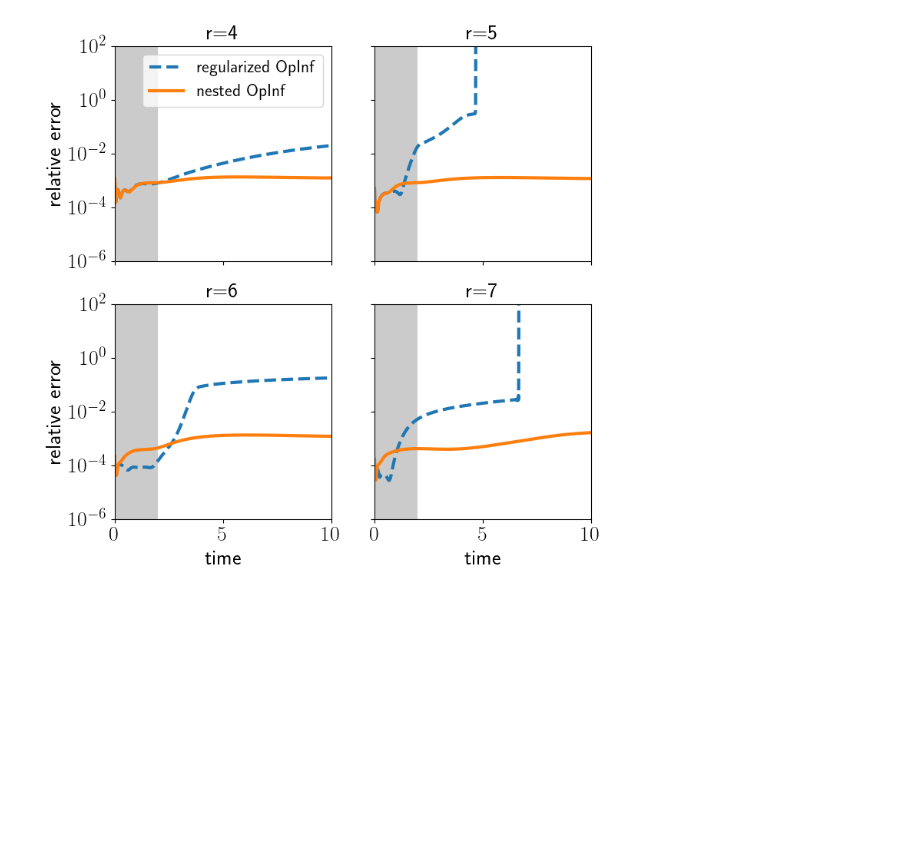
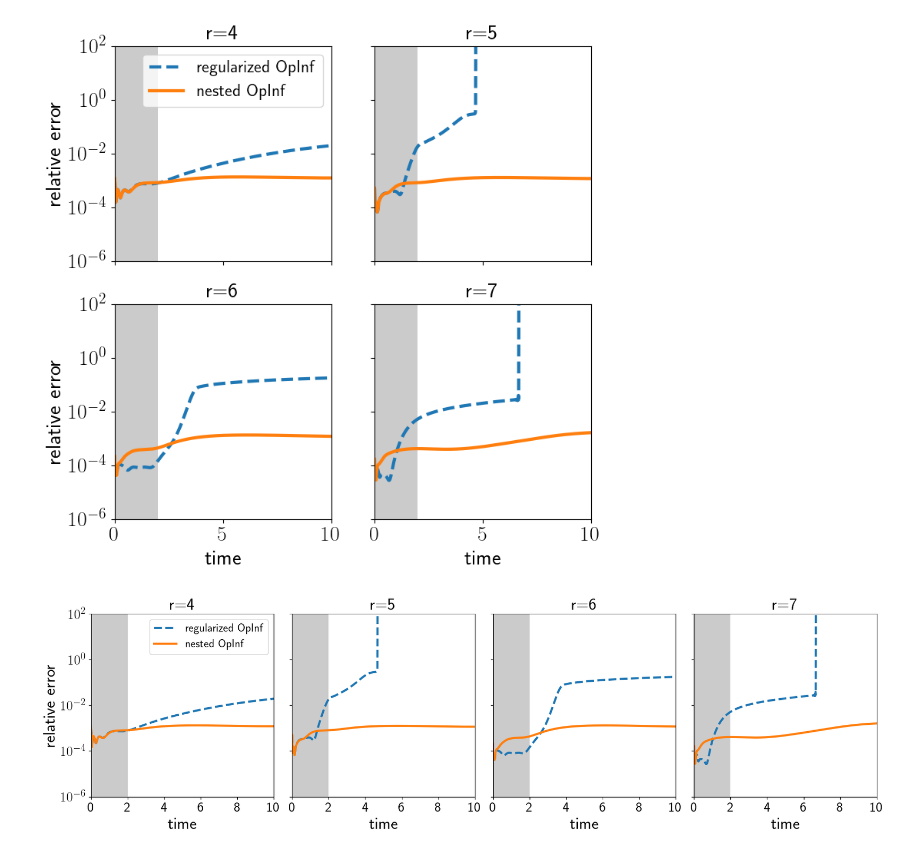
Before and after one commit to nicolearetz/Nested-OpInf, a Jupyter notebook: 5_plots.ipynb, the cells around one changed output. Cells and saved outputs as stored; diff of their text form; code cells hidden in the pictures; blank space fills up the shorter version.

```diff
--- a/5_plots.ipynb
+++ b/5_plots.ipynb
@@ -124,3 +124,38 @@ axs[0,0].legend()
 # %% [output]
 <matplotlib.legend.Legend at 0x...>
 [figure]
+# %%
+slicer = 10
+
+fig, axs = plt.subplots(1, 4, figsize = (20, 6), sharey=True, sharex = True)
+
+dimensions = [4, 5, 6, 7]
+
+for counter in range(4):
+
+    reg = errors[0, 1, 3, dimensions[counter]-1].copy()
+    reg[np.where(reg > 0.95)[0]] = 1e+3
+    axs[counter].semilogy(grid_t[::slicer], reg[::slicer], label = "regularized OpInf", linestyle = "--")
+
+    axs[counter].semilogy(grid_t[::slicer], errors[0, 0, 3, dimensions[counter]-1][::slicer],
+                      label = "nested OpInf")
+
+    axs[counter].set_title("r={}".format(dimensions[counter]), fontsize = 24)
+    axs[counter].axvspan(0, 2, facecolor='0.2', alpha=0.25)
+
+    axs[counter].set_xlabel("time", fontsize = 24)
+    axs[counter].set_xticks([0, 2, 4, 6, 8, 10], [0, 2, 4, 6, 8, 10])
+    axs[counter].set_box_aspect(1)
+
+    counter += 1
+
+axs[0].set_ylim(1e-6, 100)
+axs[0].set_xlim(0, 10)
+axs[0].set_ylabel("relative error", fontsize = 24)
+
+axs[0].legend()
+
+fig.subplots_adjust(wspace = 0.1)
+fig.savefig("plots/errorcomparison_1x4.png", bbox_inches="tight")
+# %% [output]
+[figure, added]
```
Also changed, not shown: parts of 1 cell of this notebook.
